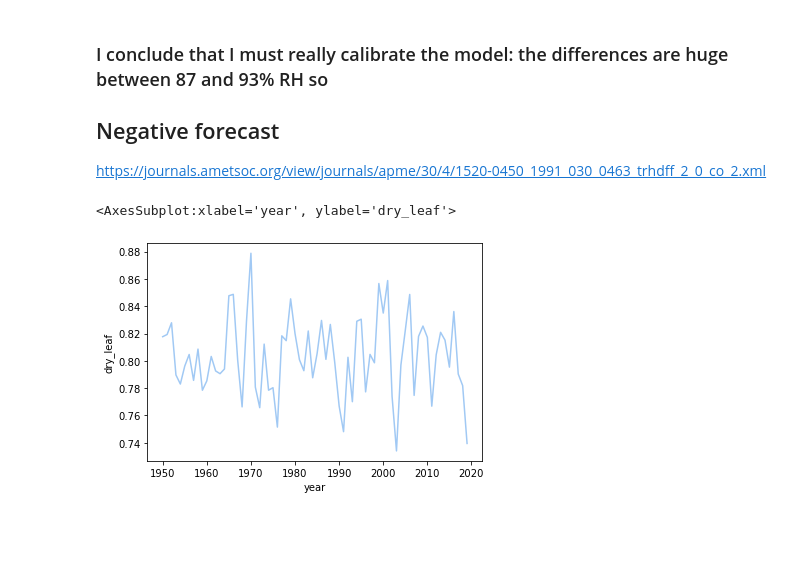
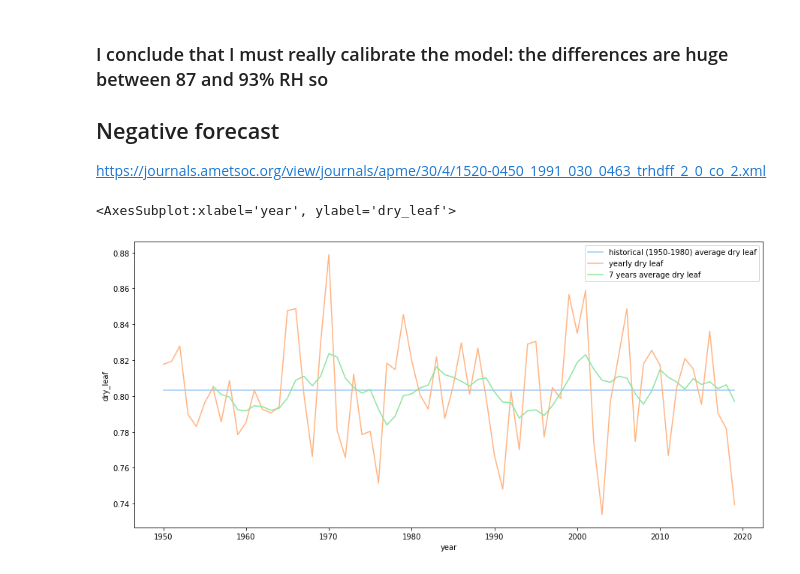
Before and after one commit to serbanradulescu/master_thesis, a Jupyter notebook: project.ipynb, the cells around one changed output. Saved outputs shown, nothing was run; the diff lists cells and outputs as text; code cells hidden in the pictures; blank space fills up the shorter version.

Commit message:
feature: plot labels

```diff
--- a/project.ipynb
+++ b/project.ipynb
@@ -189,12 +189,16 @@ https://journals.ametsoc.org/view/journals/apme/30/4/1520-0450_1991_030_0463_trh
 # %%
 new_df3 = df3[df3["month"].isin([12,1,2,3,4])]
 
 new_df3[f"dry_leaf"]=new_df3["RF_STD"].apply(lambda x: 1 if float(x) >= 70 else 0)
 #new_df3["RH_average"]= new_df3[[f"lw{i}" for i in range(87,93)]].mean(axis=1)
 new_df3= new_df3.groupby("year").mean()
-new_df3['7yrs_average'] = new_df3.useful_t.rolling(7).mean()
-sns.lineplot( x="year", y = "dry_leaf", data= new_df3)
-sns.lineplot( x="year", y = '7yrs_average', data= new_df3)
+new_df3['7yrs_average'] = new_df3.dry_leaf.rolling(7).mean()
+avg50_79= new_df3[new_df3.index <= 1979]["dry_leaf"].mean()
+
+plt.figure(figsize = (15,7))
+sns.lineplot( x=new_df3.index, y = avg50_79 , label = "historical (1950-1980) average dry leaf")
+sns.lineplot( x="year", y = "dry_leaf", data= new_df3, label = "yearly dry leaf")
+sns.lineplot( x="year", y = '7yrs_average', data= new_df3, label = "7 years average dry leaf")
 # %% [output]
 <AxesSubplot:xlabel='year', ylabel='dry_leaf'>
-[figure, old version]
+[figure, new version]
```
